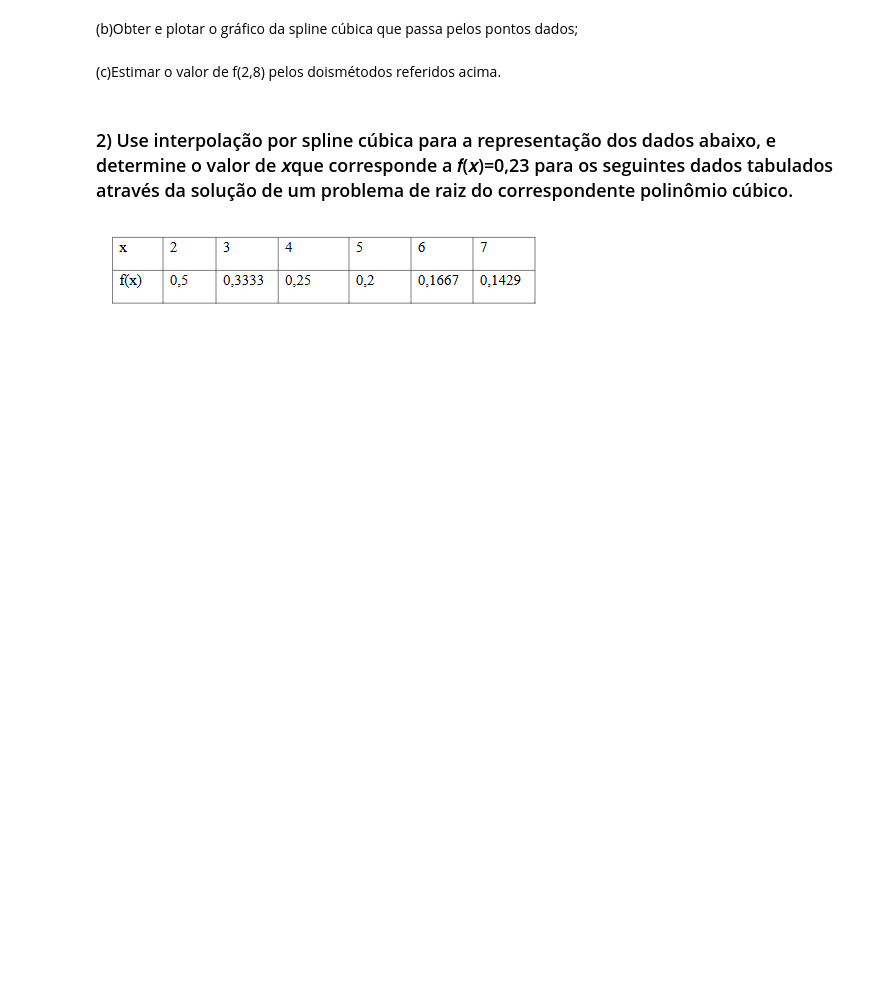
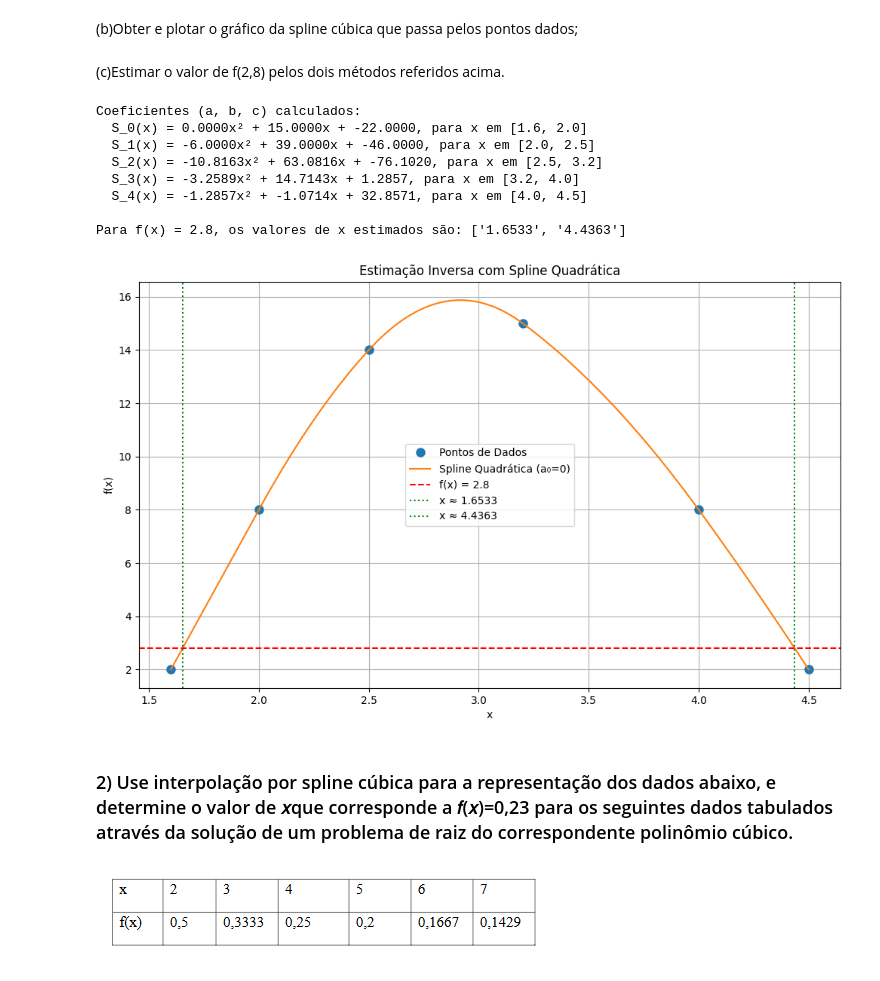
Before and after one commit to Luckas33/MetodosNumericos, a Jupyter notebook: TrabalhoComputacional_2.ipynb, the cells around one changed output. Cells and saved outputs as stored; diff of their text form; code cells hidden in the pictures; blank space fills up the shorter version.

```diff
--- a/TrabalhoComputacional_2.ipynb
+++ b/TrabalhoComputacional_2.ipynb
@@ -28,4 +168,4 @@ Link para vídeo de apresentação:
 # %% [markdown]
 (b)Obter e plotar o gráfico da spline cúbica que passa pelos pontos dados;
 # %% [markdown]
-(c)Estimar o valor de f(2,8) pelos doismétodos referidos acima.
+(c)Estimar o valor de f(2,8) pelos dois métodos referidos acima.
@@ -32,3 +195,54 @@ Link para vídeo de apresentação:
+# %%
+if __name__ == '__main__':
+    x_points = np.array([1.6, 2, 2.5, 3.2, 4, 4.5])
+    y_points = np.array([2, 8, 14, 15, 8, 2])
+
+    coeffs = quadratic_spline_coeffs(x_points, y_points)
+
+    if coeffs is not None:
+        # --- Plotagem da Spline (como antes) ---
+        print("Coeficientes (a, b, c) calculados:")
+        for i, (a, b, c) in enumerate(coeffs):
+            print(f"  S_{i}(x) = {a:.4f}x² + {b:.4f}x + {c:.4f}, para x em [{x_points[i]}, {x_points[i+1]}]")
+
+        x_fine = np.linspace(min(x_points), max(x_points), 500)
+        y_fine = [evaluate_quadratic_spline(x_points, coeffs, x) for x in x_fine]
+
+        plt.figure(figsize=(12, 7))
+        plt.plot(x_points, y_points, 'o', markersize=8, label='Pontos de Dados')
+        plt.plot(x_fine, y_fine, '-', label='Spline Quadrática (a₀=0)')
+
+        # --- Exemplo de uso da nova função ---
+        y_alvo = 2.8
+        x_encontrados = encontrar_x_para_y(y_alvo, x_points, coeffs)
+
+        print(f"\nPara f(x) = {y_alvo}, os valores de x estimados são: {[f'{x:.4f}' for x in x_encontrados]}")
+
+        # --- Visualização dos resultados encontrados ---
+        plt.axhline(y=y_alvo, color='r', linestyle='--', label=f'f(x) = {y_alvo}')
+        for x_sol in x_encontrados:
+            plt.axvline(x=x_sol, color='g', linestyle=':', label=f'x ≈ {x_sol:.4f}')
+
+        # Ajustando a legenda para não ter rótulos duplicados
+        handles, labels = plt.gca().get_legend_handles_labels()
+        by_label = dict(zip(labels, handles))
+        plt.legend(by_label.values(), by_label.keys())
+
+        plt.title('Estimação Inversa com Spline Quadrática')
+        plt.xlabel('x')
+        plt.ylabel('f(x)')
+        plt.grid(True)
+        plt.show()
+# %% [output]
+Coeficientes (a, b, c) calculados:
+  S_0(x) = 0.0000x² + 15.0000x + -22.0000, para x em [1.6, 2.0]
+  S_1(x) = -6.0000x² + 39.0000x + -46.0000, para x em [2.0, 2.5]
+  S_2(x) = -10.8163x² + 63.0816x + -76.1020, para x em [2.5, 3.2]
+  S_3(x) = -3.2589x² + 14.7143x + 1.2857, para x em [3.2, 4.0]
+  S_4(x) = -1.2857x² + -1.0714x + 32.8571, para x em [4.0, 4.5]
+
+Para f(x) = 2.8, os valores de x estimados são: ['1.6533', '4.4363']
+[figure, added]
 # %% [markdown]
 ### 2) Use  interpolação  por  spline  cúbica  para  a  representação  dos  dados  abaixo,  e determine o valor de 𝑥que corresponde a 𝑓(𝑥)=0,23 para os seguintes dados tabulados através da solução de um problema de raiz do correspondente polinômio cúbico.
 # %% [markdown]
```
Also changed, not shown: parts of 10 cells of this notebook.
